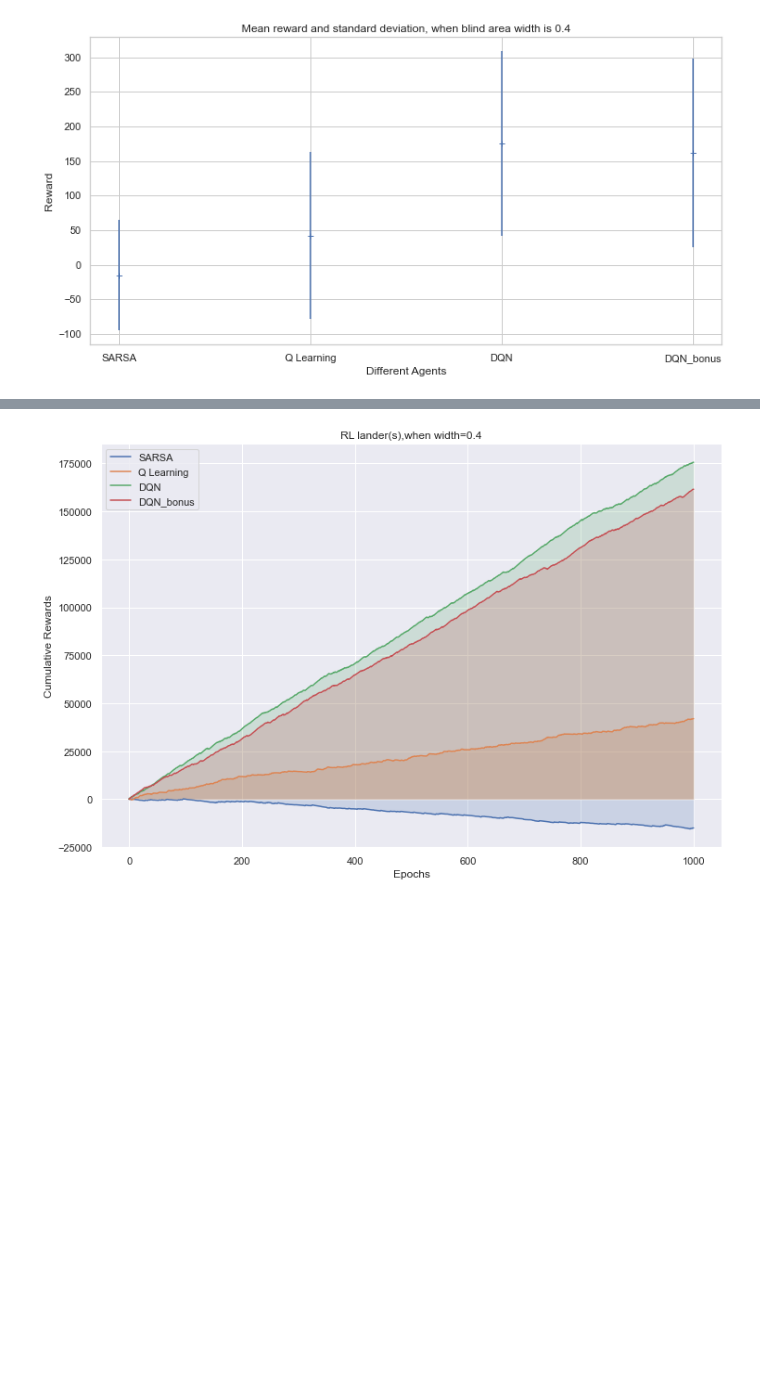
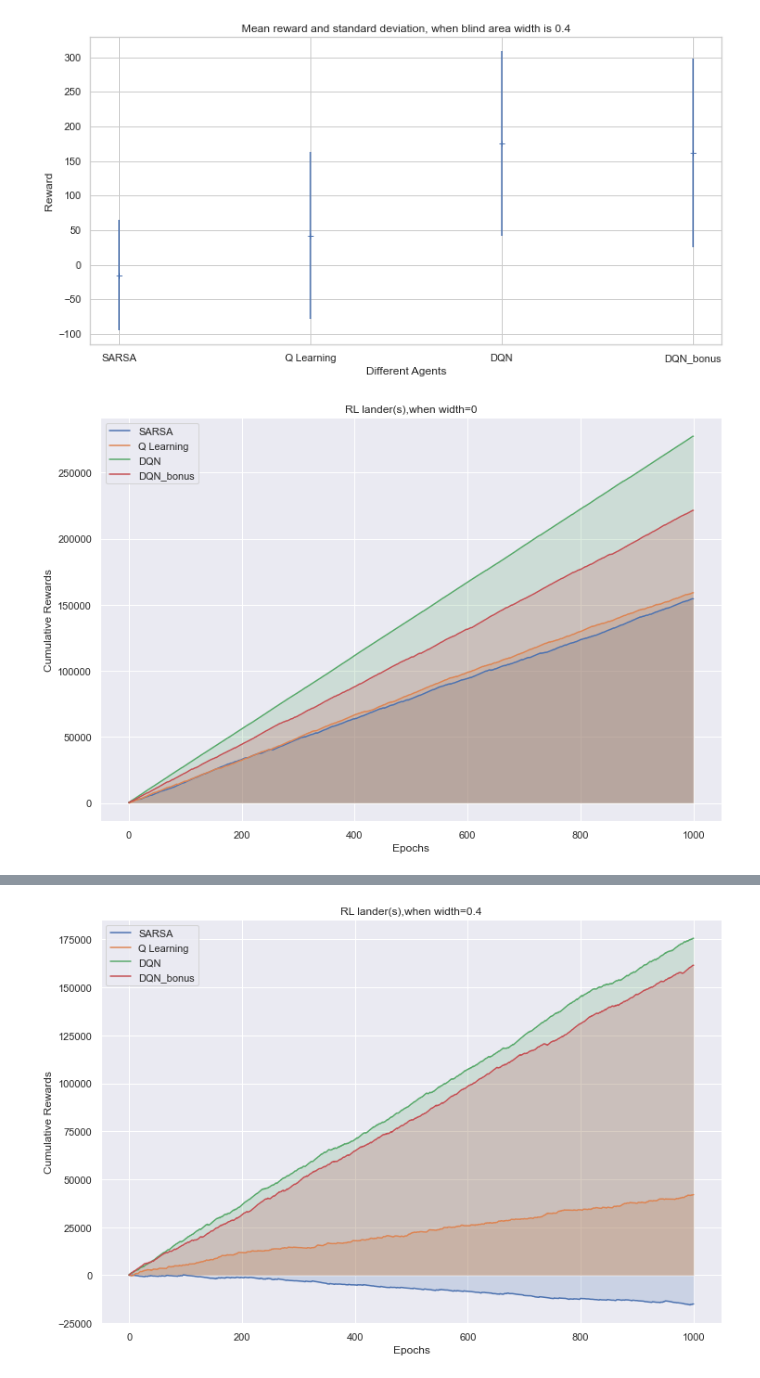
Before and after one commit to zzhhjjj/RL-project, a Jupyter notebook: Lunarlander_with_blind_area.ipynb, the cells around one changed output, grey strips where cells are left out. Drawn from its saved outputs; the diff is of its cells as text; code cells hidden in the pictures; blank space fills up the shorter version.

```diff
--- a/Lunarlander_with_blind_area.ipynb
+++ b/Lunarlander_with_blind_area.ipynb
@@ -980,6 +1059,14 @@ def plot_cumulative_reward(agents,data,title):
     plt.legend()
 
     plt.show()
+# %%
+width=0
+title=f"RL lander(s),when width={width}"
+agents = ['SARSA','Q Learning','DQN','DQN_bonus']
+data=[test_sarsa_0,test_qlearning_0,test_dqn_0,test_dqn_bonus_0]
+plot_cumulative_reward(agents,data,title)
+# %% [output]
+[figure, added]
 # %%
 width=0.2
 title=f"RL lander(s),when width={width}"
```
Also changed, not shown: parts of 24 cells of this notebook, 4 other files.
